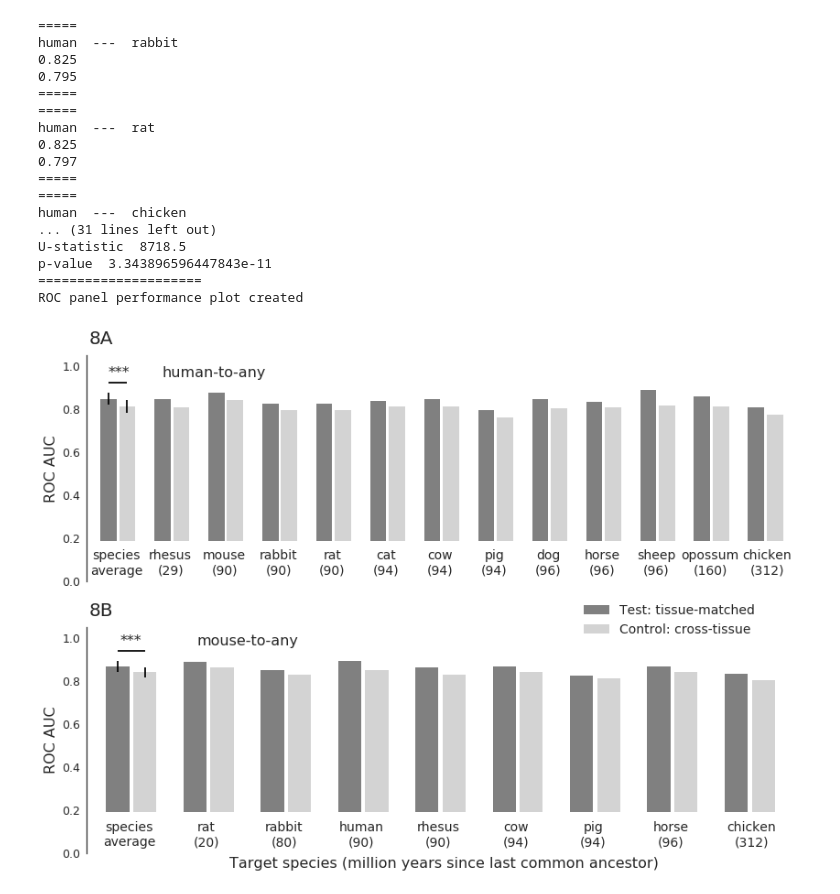
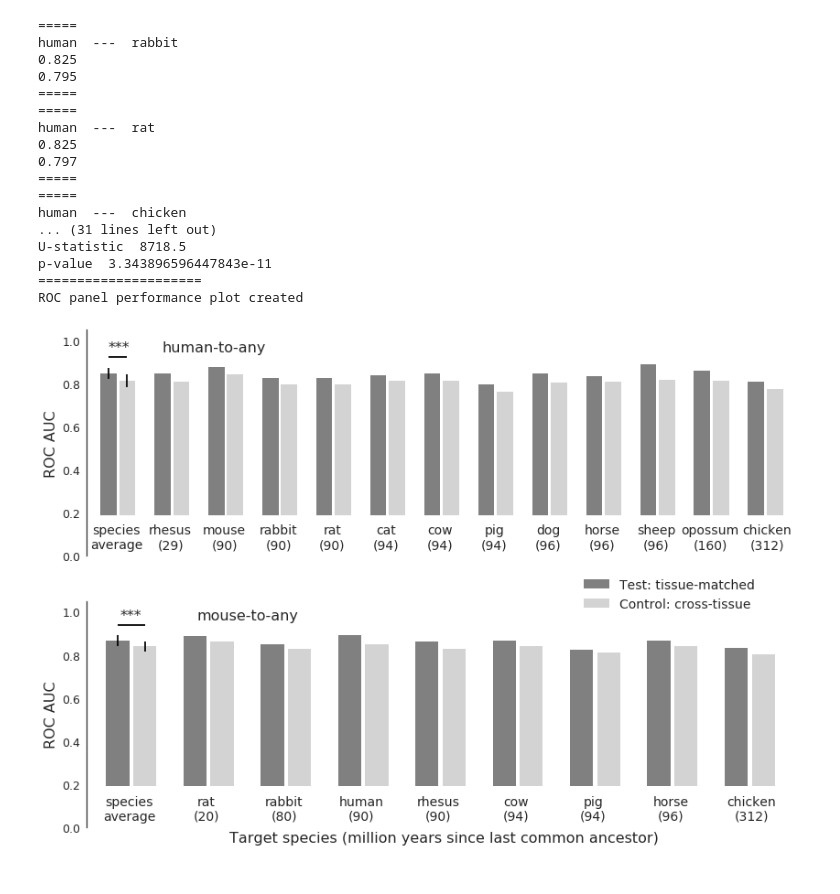
Before and after one commit to ptrebert/project-cross-species, a Jupyter notebook: notebooks/plotting/plot_model_perf_comp_auc-bars.ipynb, the cells around one changed output. Cells and saved outputs as stored; diff of their text form; code cells hidden in the pictures.

```diff
--- a/notebooks/plotting/plot_model_perf_comp_auc-bars.ipynb
+++ b/notebooks/plotting/plot_model_perf_comp_auc-bars.ipynb
@@ -83,7 +83,8 @@ def exec_status():
                                ['human', 'mouse'],
                                trg_species,
                                lca,
-                               ['8A', '8B'])
+                               ['8A', '8B'],
+                               save_diss)
     if save_figures:
         outname = 'fig_8AB_auc-all_perf'
         if save_diss:
@@ -369,31 +370,31 @@ def collect_roc_curves(model_file, model_type, test_comp, control_comp):
             collect_perf[(ref, trg, comp, 'auc')].append(auc)
 
     collect_aucs = pd.DataFrame(collect_aucs, index=np.arange(len(collect_aucs)),
                                columns=['reference', 'target', 'model_epi', 'model_exp',
                                         'test_epi', 'test_exp', 'auc'])
 
     return collect_perf, t_interp, collect_aucs
 
 
 if run_exec_perf_auc_bars:
     execd = exec_status()
     print('ROC panel performance plot created')
 # %% [output]
 =====
 human  ---  rabbit
 0.825
 0.795
 =====
 =====
 human  ---  rat
 0.825
 0.797
 =====
 =====
 human  ---  chicken
 ... (31 lines left out)
 U-statistic  8718.5
 p-value  3.343896596447843e-11
 =====================
 ROC panel performance plot created
-[figure, old version]
+[figure, new version]
```
Also changed, not shown: 8 other files.
